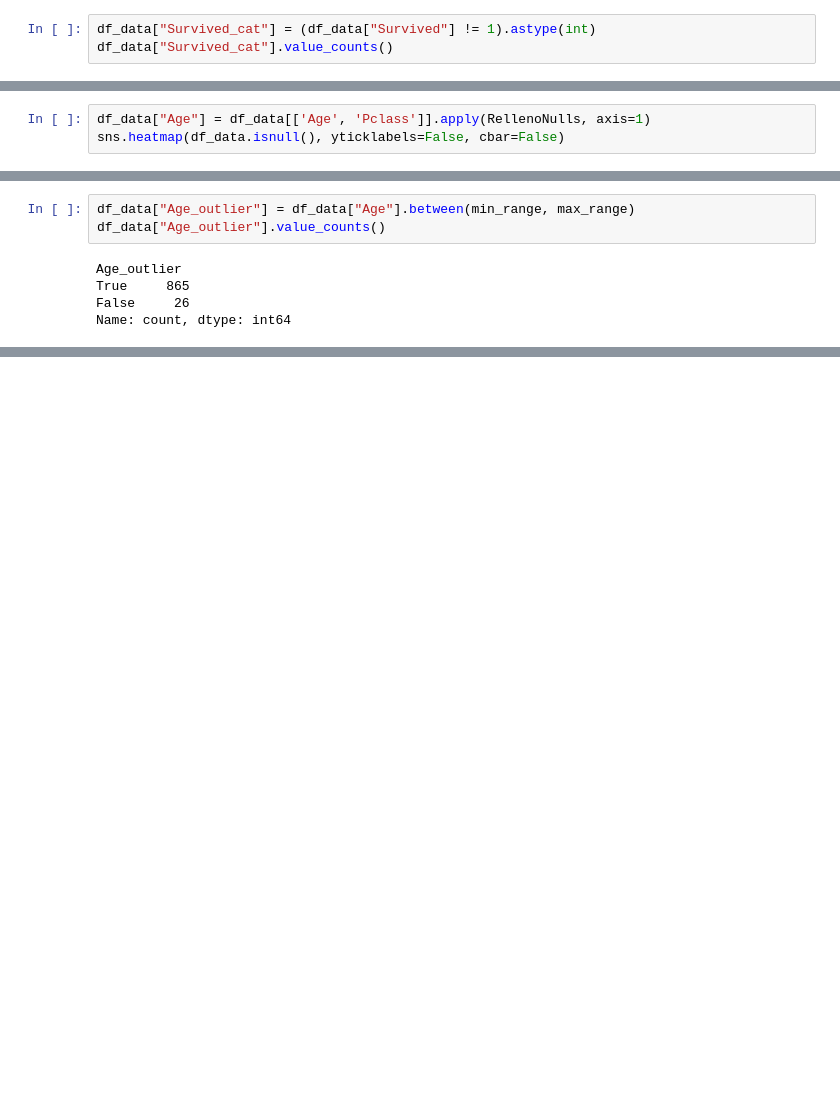
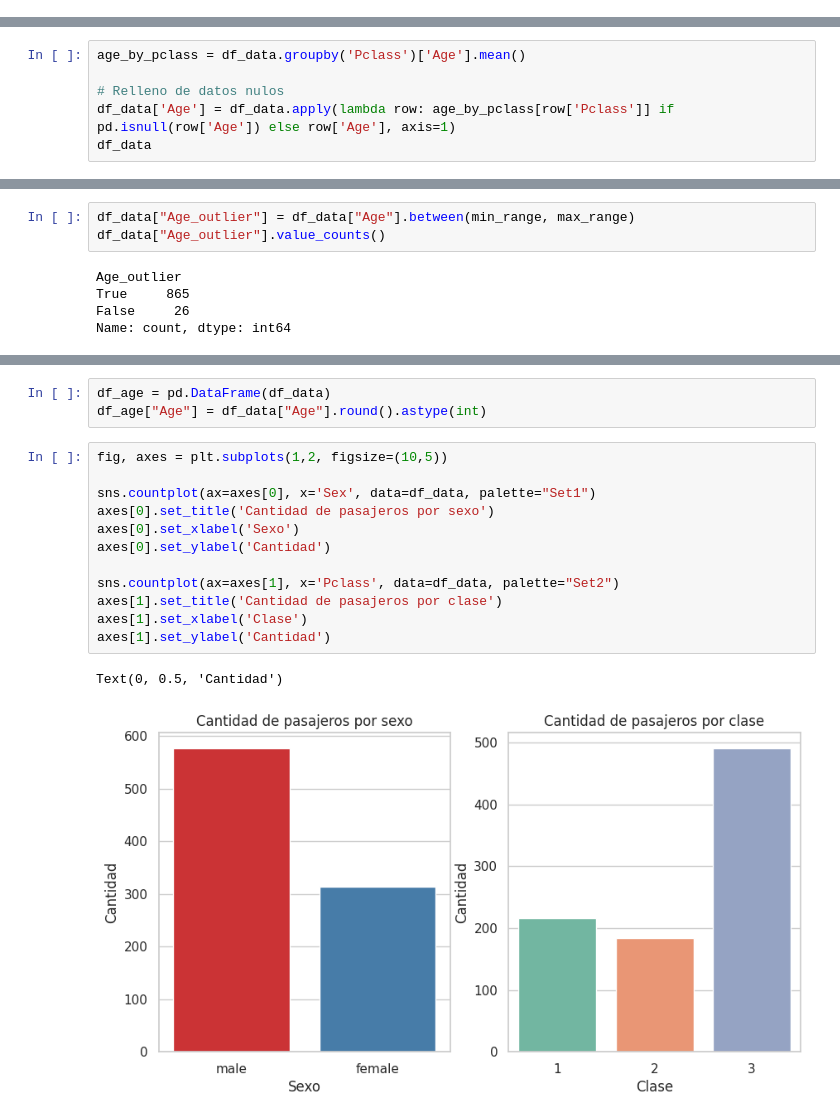
Before and after one commit to dieghern/titanic, a Jupyter notebook: initial_analysis.ipynb, the cells around one changed output, grey strips where cells are left out. Saved outputs shown, nothing was run; the diff lists cells and outputs as text; blank space fills up the shorter version.

```diff
--- a/initial_analysis.ipynb
+++ b/initial_analysis.ipynb
@@ -81,3 +69,0 @@ Creamos una nueva categoría llamada "Survived_cat" donde se divide con valores
-# %%
-df_data["Survived_cat"] = (df_data["Survived"] != 1).astype(int)
-df_data["Survived_cat"].value_counts()
@@ -88,0 +72,6 @@ Name: count, dtype: int64
+# %%
+age_by_pclass = df_data.groupby('Pclass')['Age'].mean()
+
+# Relleno de datos nulos
+df_data['Age'] = df_data.apply(lambda row: age_by_pclass[row['Pclass']] if pd.isnull(row['Age']) else row['Age'], axis=1)
+df_data
@@ -115,3 +102,0 @@ def RellenoNulls(cols):
-# %%
-df_data["Age"] = df_data[['Age', 'Pclass']].apply(RellenoNulls, axis=1)
-sns.heatmap(df_data.isnull(), yticklabels=False, cbar=False)
@@ -276,0 +286,18 @@ sns.jointplot(ax=axes[1], x=df_data["Age"], y=df_data["Pclass"], kind='hex')
+# %%
+df_age = pd.DataFrame(df_data)
+df_age["Age"] = df_data["Age"].round().astype(int)
+# %%
+fig, axes = plt.subplots(1,2, figsize=(10,5))
+
+sns.countplot(ax=axes[0], x='Sex', data=df_data, palette="Set1")
+axes[0].set_title('Cantidad de pasajeros por sexo')
+axes[0].set_xlabel('Sexo')
+axes[0].set_ylabel('Cantidad')
+
+sns.countplot(ax=axes[1], x='Pclass', data=df_data, palette="Set2")
+axes[1].set_title('Cantidad de pasajeros por clase')
+axes[1].set_xlabel('Clase')
+axes[1].set_ylabel('Cantidad')
+# %% [output]
+Text(0, 0.5, 'Cantidad')
+[figure, added]
```
Also changed, not shown: parts of 49 cells of this notebook, 1 other file.
